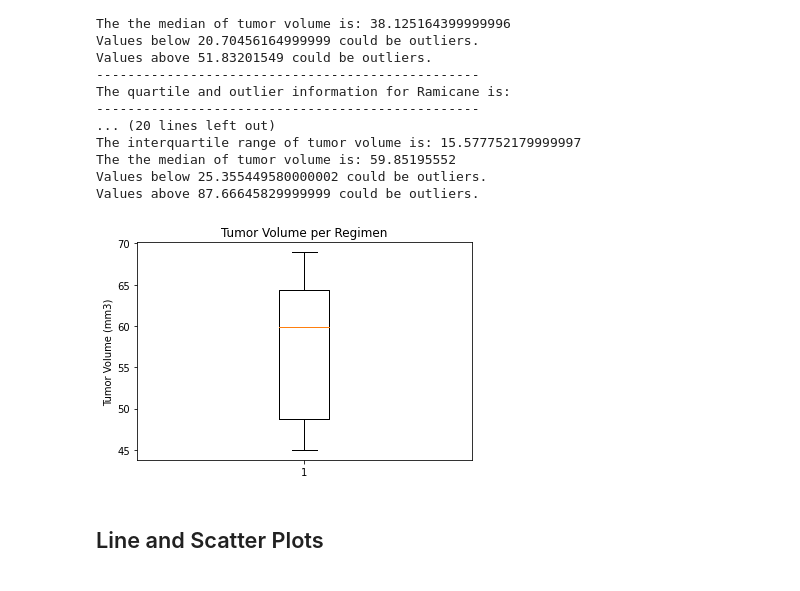
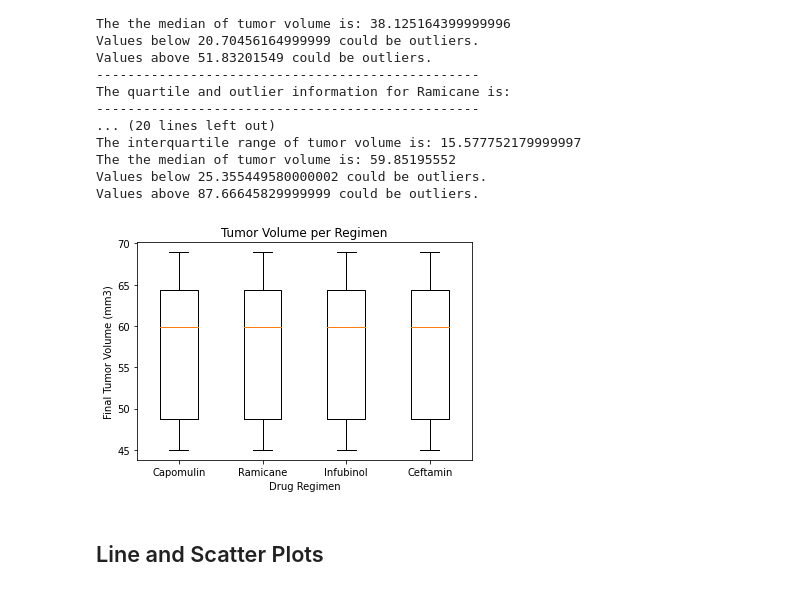
Before and after one commit to teresaflicek/matplotlib-challenge, a Jupyter notebook: Pymaceuticals/pymaceuticals_starter.ipynb, the cells around one changed output. Cells and saved outputs as stored; diff of their text form; code cells hidden in the pictures.

Commit message:
box plots done, code cleaned

```diff
--- a/Pymaceuticals/pymaceuticals_starter.ipynb
+++ b/Pymaceuticals/pymaceuticals_starter.ipynb
@@ -263,8 +263,18 @@ for drug in drug_treatments:
     # Locate the rows which contain mice on each drug and get the tumor volumes
     tumor_volume = tumor_time_df.loc[tumor_time_df['Drug Regimen']==drug, "Tumor Volume (mm3)"]
 
-    # add subset
+    # tumor volume data
     tumor_vol_data = tumor_volume
+
+    # Subsetting
+    def subtable(tumor_time_df, drug_treaments):
+        return (tumor_time_df.loc[(tumor_time_df['Drug Regimen'] == drug, "Tumor Volume (mm3)")])
+
+    # Subsetting
+    df_capomulin = subtable(tumor_time_df, 'Capomulin')
+    df_ramicane = subtable(tumor_time_df, 'Ramicane')
+    df_infubinol = subtable(tumor_time_df, 'Infubinol')
+    df_ceftamin = subtable(tumor_time_df, 'Ceftamin')
 
     # Determine outliers using upper and lower bounds
     quartiles = tumor_volume.quantile([.25,.5,.75])
@@ -305,14 +315,21 @@ Values above 87.66645829999999 could be outliers.
 # %%
 # Generate a box plot of the final tumor volume of each mouse across four regimens of interest
 
+#data and labels; my subsets are only displaying the data for ceftamin?
+data = [df_capomulin, df_ramicane, df_infubinol, df_ceftamin]
+labels = ["Capomulin", "Ramicane", "Infubinol", "Ceftamin"]
 
+#plot the boxplots
 fig1, ax1 = plt.subplots()
 ax1.set_title('Tumor Volume per Regimen')
-ax1.set_ylabel('Tumor Volume (mm3)')
-ax1.boxplot(tumor_volume)
+ax1.set_ylabel('Final Tumor Volume (mm3)')
+ax1.set_xlabel('Drug Regimen')
+ax1.boxplot(data, labels=labels)
+
+#display plots
 plt.show()
 # %% [output]
-[figure, old version]
+[figure, new version]
 # %% [markdown]
 ## Line and Scatter Plots
 # %%
```
